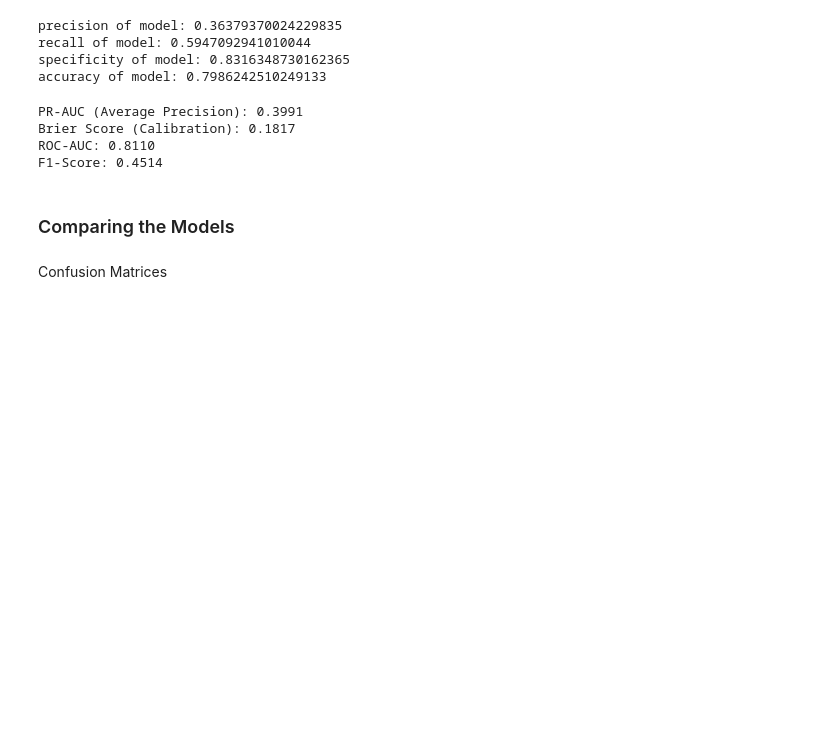
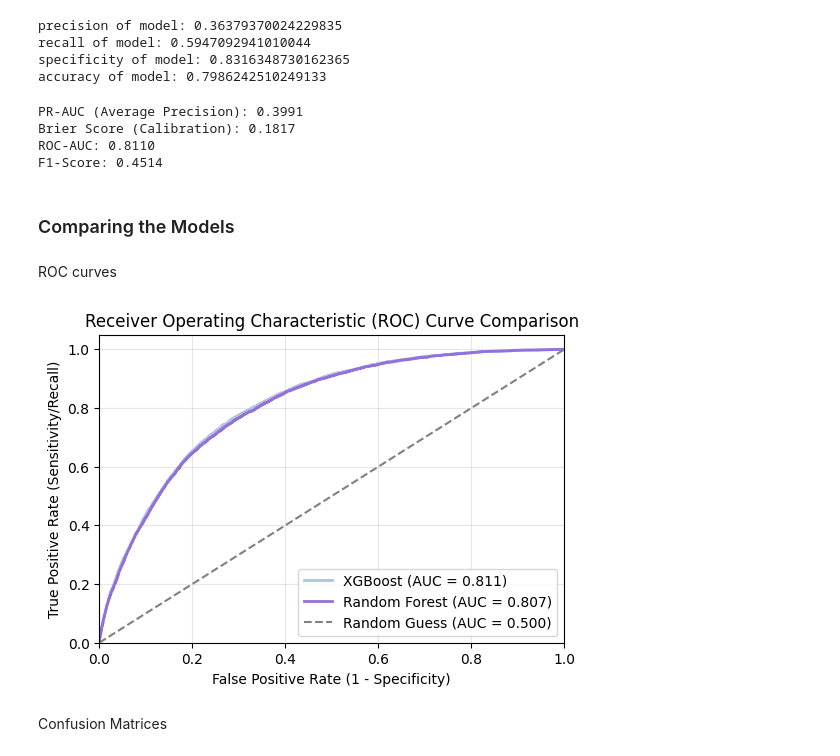
Before and after one commit to schowbey/m228-final-project, a Jupyter notebook: models.ipynb, the cells around one changed output. Saved outputs shown, nothing was run; the diff lists cells and outputs as text; code cells hidden in the pictures; blank space fills up the shorter version.

```diff
--- a/models.ipynb
+++ b/models.ipynb
@@ -223,6 +218,38 @@ ROC-AUC: 0.8110
 F1-Score: 0.4514
 # %% [markdown]
 ### Comparing the Models
+# %% [markdown]
+ROC curves
+# %%
+# calculate points for the XGBoost Curve
+xgb_fpr, xgb_tpr, _ = roc_curve(y_test, xg_test_probs)
+xgb_auc = roc_auc_score(y_test, xg_test_probs)
+
+# calculate points for the Random Forest Curve
+rf_fpr, rf_tpr, _ = roc_curve(y_test, rf_test_probs)
+rf_auc = roc_auc_score(y_test, rf_test_probs)
+
+plt.figure(figsize=(6, 4))
+# plot xgboost
+plt.plot(xgb_fpr, xgb_tpr, color='lightsteelblue', lw=2,
+         label=f'XGBoost (AUC = {xgb_auc:.3f})')
+# plot random forest
+plt.plot(rf_fpr, rf_tpr, color='mediumpurple', lw=2,
+         label=f'Random Forest (AUC = {rf_auc:.3f})')
+# plot the "Random Guess" diagonal line
+plt.plot([0, 1], [0, 1], color='gray', linestyle='--', label='Random Guess (AUC = 0.500)')
+
+# format plot
+plt.xlim([0.0, 1.0])
+plt.ylim([0.0, 1.05])
+plt.xlabel('False Positive Rate (1 - Specificity)')
+plt.ylabel('True Positive Rate (Sensitivity/Recall)')
+plt.title('Receiver Operating Characteristic (ROC) Curve Comparison')
+plt.legend(loc="lower right")
+plt.grid(alpha=0.3)
+plt.show()
+# %% [output]
+[figure, added]
 # %% [markdown]
 Confusion Matrices
 # %%
```
Also changed, not shown: parts of 17 cells of this notebook, 1 other file.
